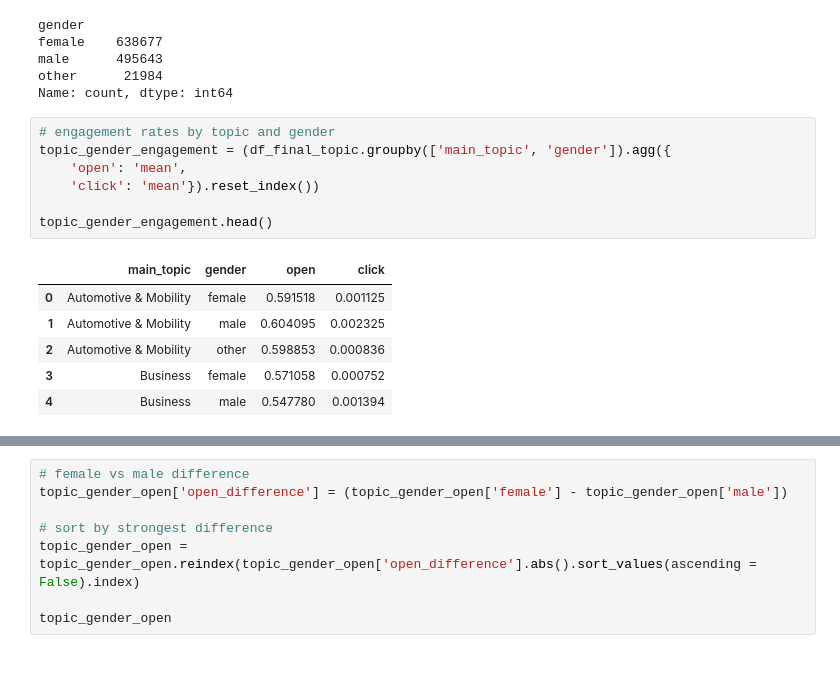
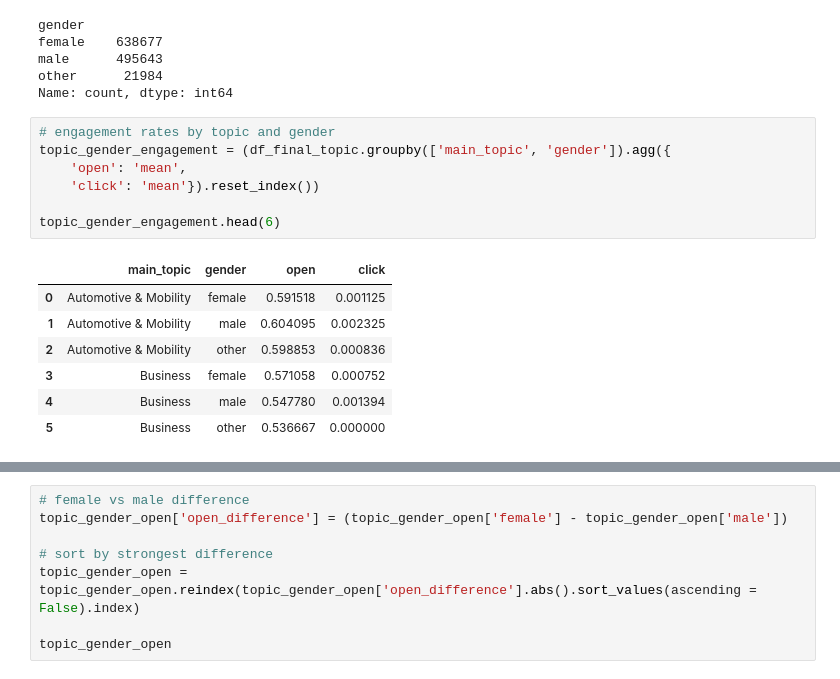
Before and after one commit to giadauva/OMG-Thesis, a Jupyter notebook: Thesis_OMG analysis.ipynb, the cells around one changed output, grey strips where cells are left out. Cells and saved outputs as stored; diff of their text form.

```diff
--- a/Thesis_OMG analysis.ipynb
+++ b/Thesis_OMG analysis.ipynb
@@ -2744,17 +2741,18 @@ Name: count, dtype: int64
 # %%
 # engagement rates by topic and gender
 topic_gender_engagement = (df_final_topic.groupby(['main_topic', 'gender']).agg({
     'open': 'mean',
     'click': 'mean'}).reset_index())
 
-topic_gender_engagement.head()
+topic_gender_engagement.head(6)
 # %% [output]
 |  | main_topic | gender | open | click |
 | 0 | Automotive & Mobility | female | 0.591518 | 0.001125 |
 | 1 | Automotive & Mobility | male | 0.604095 | 0.002325 |
 | 2 | Automotive & Mobility | other | 0.598853 | 0.000836 |
 | 3 | Business | female | 0.571058 | 0.000752 |
 | 4 | Business | male | 0.547780 | 0.001394 |
+| 5 | Business | other | 0.536667 | 0.000000 |
 # %%
 # pivot open rate
 topic_gender_open = topic_gender_engagement.pivot(
```
Also changed, not shown: parts of 57 cells of this notebook.
